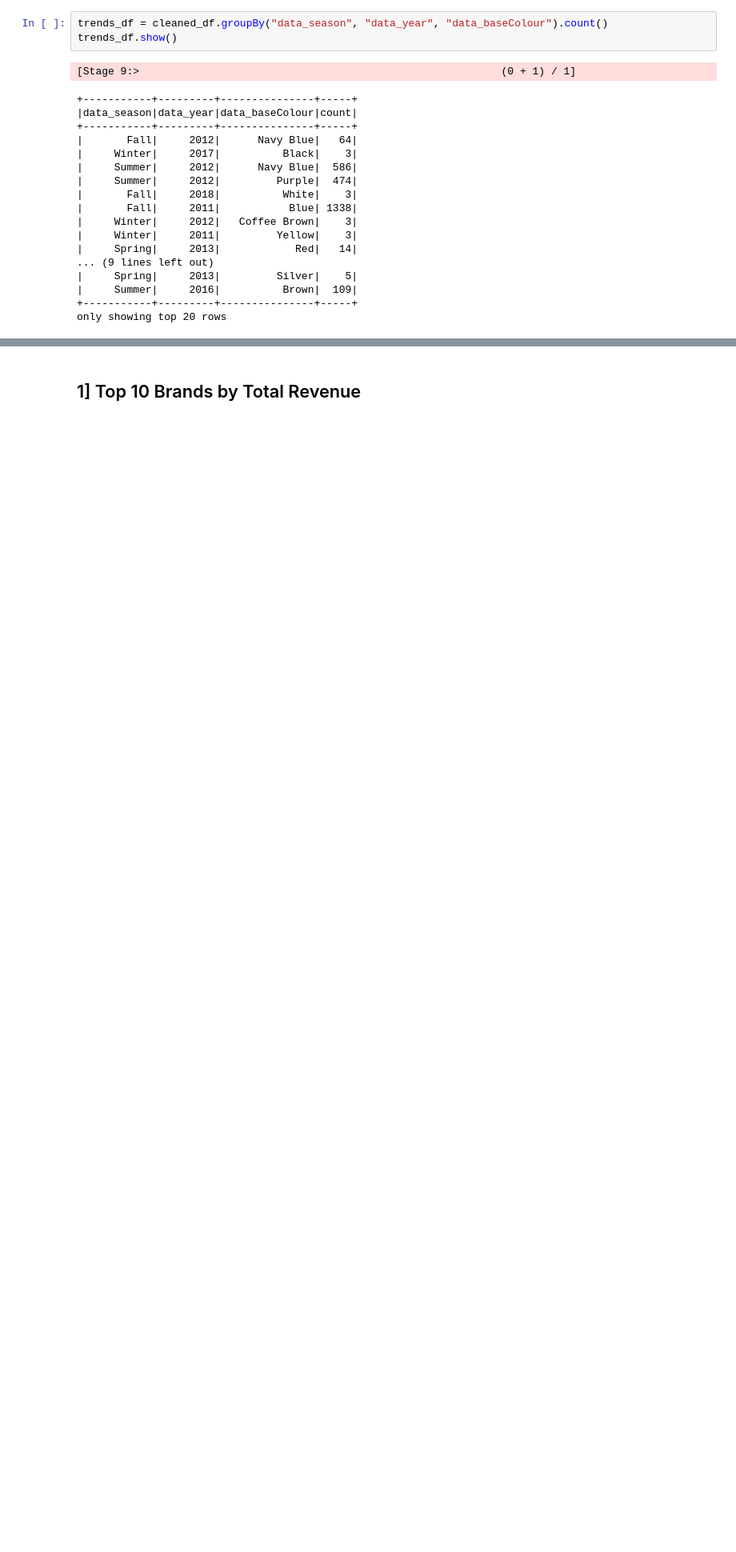
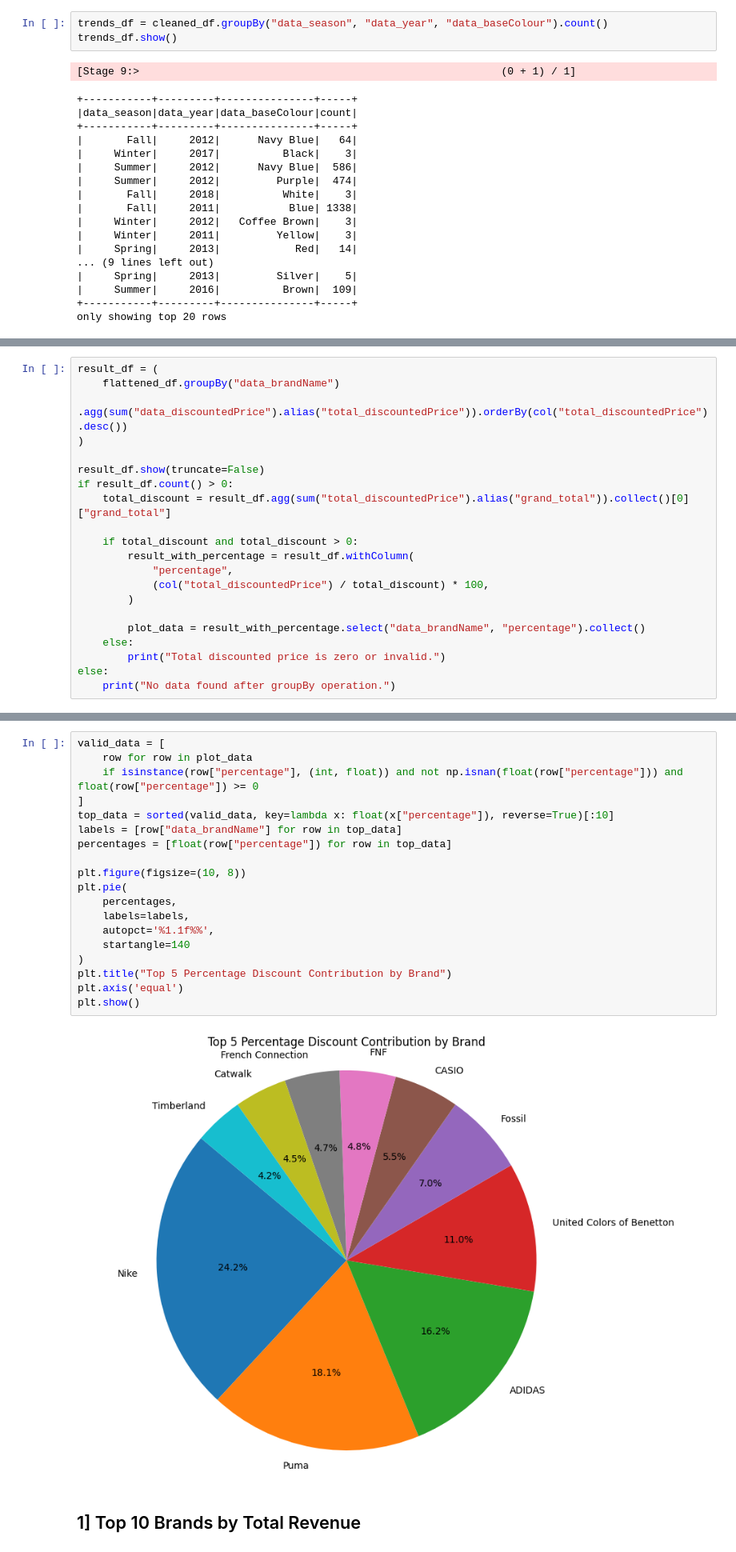
Before and after one commit to JayJoshi4520/DATA-228-Project, a Jupyter notebook: Big_Data_Project.ipynb, the cells around one changed output, grey strips where cells are left out. Shown: that part at 80% size. Drawn from its saved outputs; the diff is of its cells as text; blank space fills up the shorter version.

```diff
--- a/Big_Data_Project.ipynb
+++ b/Big_Data_Project.ipynb
@@ -480,0 +485,21 @@ only showing top 20 rows
+# %%
+result_df = (
+    flattened_df.groupBy("data_brandName")
+    .agg(sum("data_discountedPrice").alias("total_discountedPrice")).orderBy(col("total_discountedPrice").desc())
+)
+
+result_df.show(truncate=False)
+if result_df.count() > 0:
+    total_discount = result_df.agg(sum("total_discountedPrice").alias("grand_total")).collect()[0]["grand_total"]
+
+    if total_discount and total_discount > 0:
+        result_with_percentage = result_df.withColumn(
+            "percentage",
+            (col("total_discountedPrice") / total_discount) * 100,
+        )
+
+        plot_data = result_with_percentage.select("data_brandName", "percentage").collect()
+    else:
+        print("Total discounted price is zero or invalid.")
+else:
+    print("No data found after groupBy operation.")
@@ -481,3 +524,24 @@ only showing top 20 rows
+# %%
+valid_data = [
+    row for row in plot_data
+    if isinstance(row["percentage"], (int, float)) and not np.isnan(float(row["percentage"])) and float(row["percentage"]) >= 0
+]
+top_data = sorted(valid_data, key=lambda x: float(x["percentage"]), reverse=True)[:10]
+labels = [row["data_brandName"] for row in top_data]
+percentages = [float(row["percentage"]) for row in top_data]
+
+plt.figure(figsize=(10, 8))
+plt.pie(
+    percentages,
+    labels=labels,
+    autopct='%1.1f%%',
+    startangle=140
+)
+plt.title("Top 5 Percentage Discount Contribution by Brand")
+plt.axis('equal')
+plt.show()
+# %% [output]
+[figure, added]
 # %% [markdown]
 ## 1] Top 10 Brands by Total Revenue
 # %%
```
Also changed, not shown: parts of 16 cells of this notebook, 2 other files.
